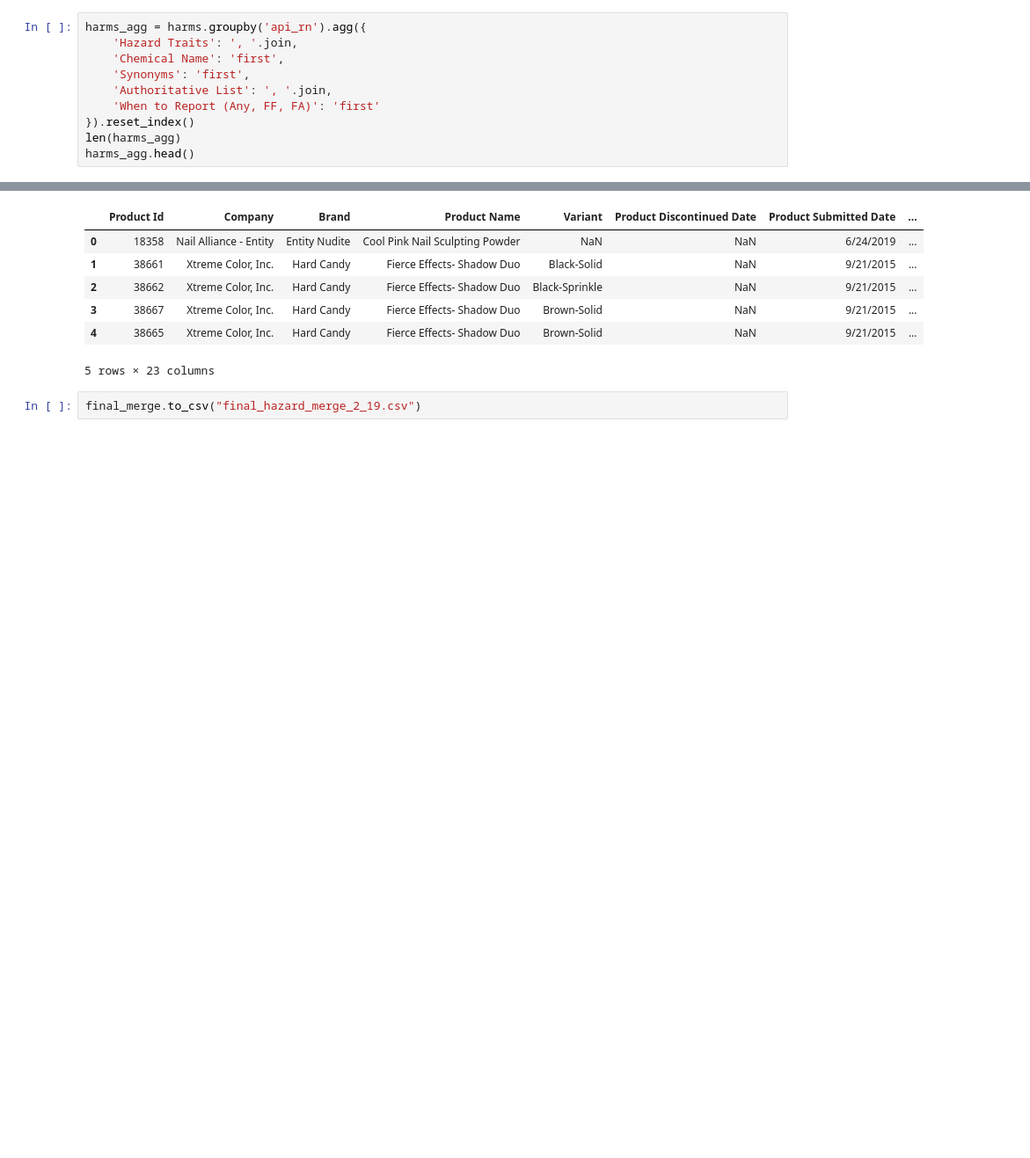
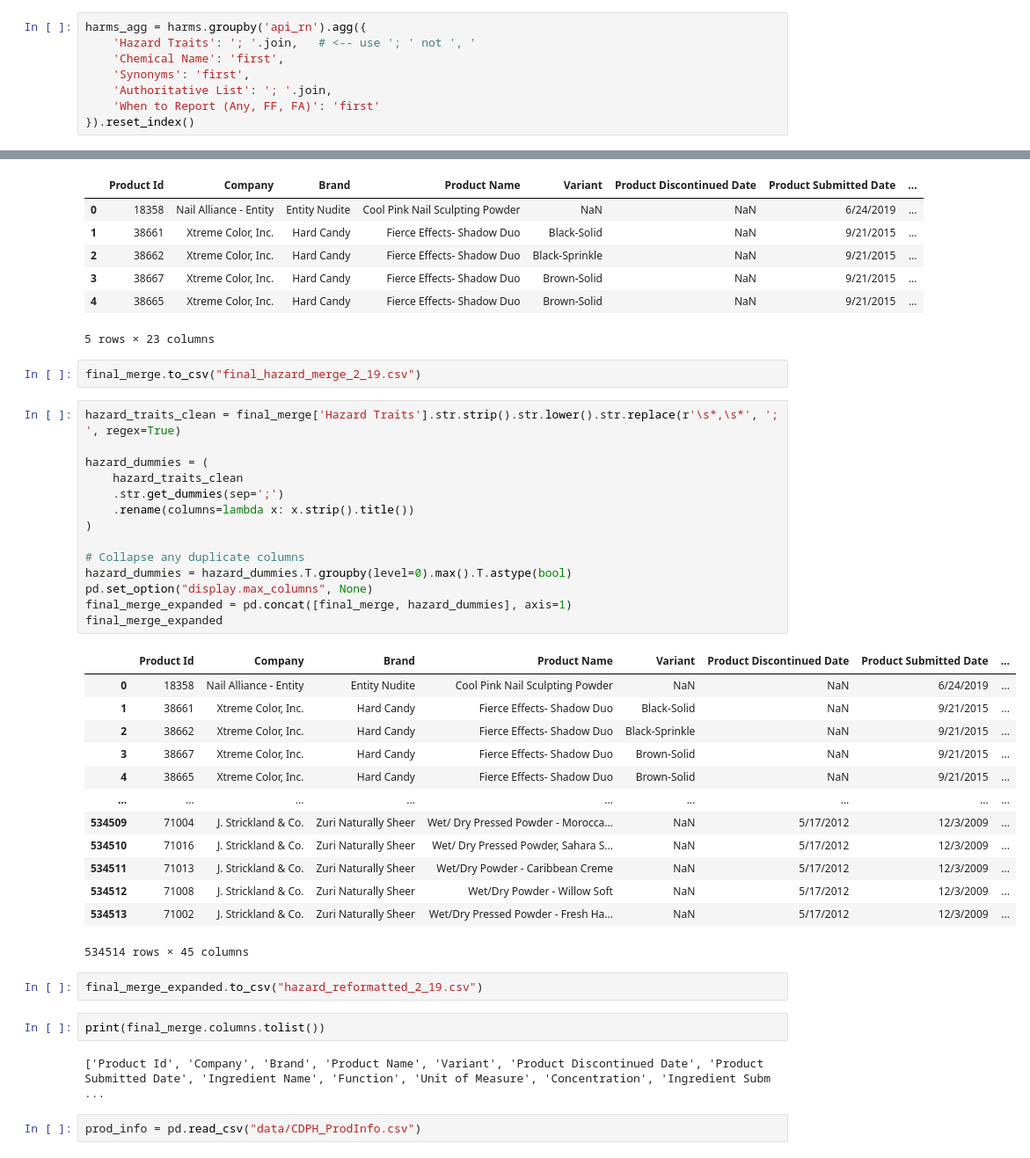
Before and after one commit to meisili/bna-data-duo, a Jupyter notebook: merge_check.ipynb, the cells around one changed output, grey strips where cells are left out. Shown at 88% size. Saved outputs shown, nothing was run; the diff lists cells and outputs as text; blank space fills up the shorter version.

```diff
--- a/merge_check.ipynb
+++ b/merge_check.ipynb
@@ -232,11 +232,9 @@ harms.head()
 | 4 | (1R,3Z,4S)-1,7,7-trimethyl-3-(4-m... | 852541-21-0 | NaN | Endocrine Toxicity | EC EDs | FF | NaN |
 # %%
 harms_agg = harms.groupby('api_rn').agg({
-    'Hazard Traits': ', '.join,
+    'Hazard Traits': '; '.join,   # <-- use '; ' not ', '
     'Chemical Name': 'first',
     'Synonyms': 'first',
-    'Authoritative List': ', '.join,
+    'Authoritative List': '; '.join,
     'When to Report (Any, FF, FA)': 'first'
 }).reset_index()
-len(harms_agg)
-harms_agg.head()
@@ -536,3 +527,39 @@ final_merge.head()
 5 rows × 23 columns
 # %%
 final_merge.to_csv("final_hazard_merge_2_19.csv")
+# %%
+hazard_traits_clean = final_merge['Hazard Traits'].str.strip().str.lower().str.replace(r'\s*,\s*', '; ', regex=True)
+
+hazard_dummies = (
+    hazard_traits_clean
+    .str.get_dummies(sep=';')
+    .rename(columns=lambda x: x.strip().title())
+)
+
+# Collapse any duplicate columns
+hazard_dummies = hazard_dummies.T.groupby(level=0).max().T.astype(bool)
+pd.set_option("display.max_columns", None)
+final_merge_expanded = pd.concat([final_merge, hazard_dummies], axis=1)
+final_merge_expanded
+# %% [output]
+|  | Product Id | Company | Brand | Product Name | Variant | Product Discontinued Date | Product Submitted Date | ... |
+| 0 | 18358 | Nail Alliance - Entity | Entity Nudite | Cool Pink Nail Sculpting Powder | NaN | NaN | 6/24/2019 | ... |
+| 1 | 38661 | Xtreme Color, Inc. | Hard Candy | Fierce Effects- Shadow Duo | Black-Solid | NaN | 9/21/2015 | ... |
+| 2 | 38662 | Xtreme Color, Inc. | Hard Candy | Fierce Effects- Shadow Duo | Black-Sprinkle | NaN | 9/21/2015 | ... |
+| 3 | 38667 | Xtreme Color, Inc. | Hard Candy | Fierce Effects- Shadow Duo | Brown-Solid | NaN | 9/21/2015 | ... |
+| 4 | 38665 | Xtreme Color, Inc. | Hard Candy | Fierce Effects- Shadow Duo | Brown-Solid | NaN | 9/21/2015 | ... |
+| ... | ... | ... | ... | ... | ... | ... | ... | ... |
+| 534509 | 71004 | J. Strickland & Co. | Zuri Naturally Sheer | Wet/ Dry Pressed Powder - Morocca... | NaN | 5/17/2012 | 12/3/2009 | ... |
+| 534510 | 71016 | J. Strickland & Co. | Zuri Naturally Sheer | Wet/ Dry Pressed Powder, Sahara S... | NaN | 5/17/2012 | 12/3/2009 | ... |
+| 534511 | 71013 | J. Strickland & Co. | Zuri Naturally Sheer | Wet/Dry Powder - Caribbean Creme | NaN | 5/17/2012 | 12/3/2009 | ... |
+| 534512 | 71008 | J. Strickland & Co. | Zuri Naturally Sheer | Wet/Dry Powder - Willow Soft | NaN | 5/17/2012 | 12/3/2009 | ... |
+| 534513 | 71002 | J. Strickland & Co. | Zuri Naturally Sheer | Wet/Dry Pressed Powder - Fresh Ha... | NaN | 5/17/2012 | 12/3/2009 | ... |
+534514 rows × 45 columns
+# %%
+final_merge_expanded.to_csv("hazard_reformatted_2_19.csv")
+# %%
+print(final_merge.columns.tolist())
+# %% [output]
+['Product Id', 'Company', 'Brand', 'Product Name', 'Variant', 'Product Discontinued Date', 'Product Submitted Date', 'Ingredient Name', 'Function', 'Unit of Measure', 'Concentration', 'Ingredient Subm ...
+# %%
+prod_info = pd.read_csv("data/CDPH_ProdInfo.csv")
```
Also changed, not shown: parts of 7 cells of this notebook, 1 other file.
